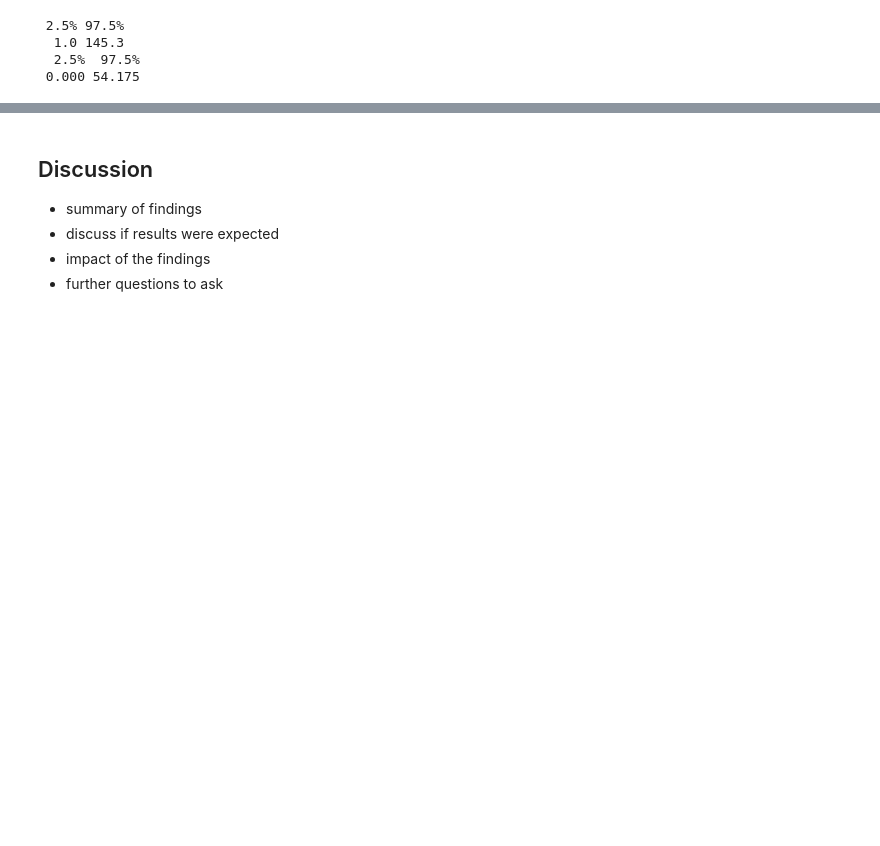
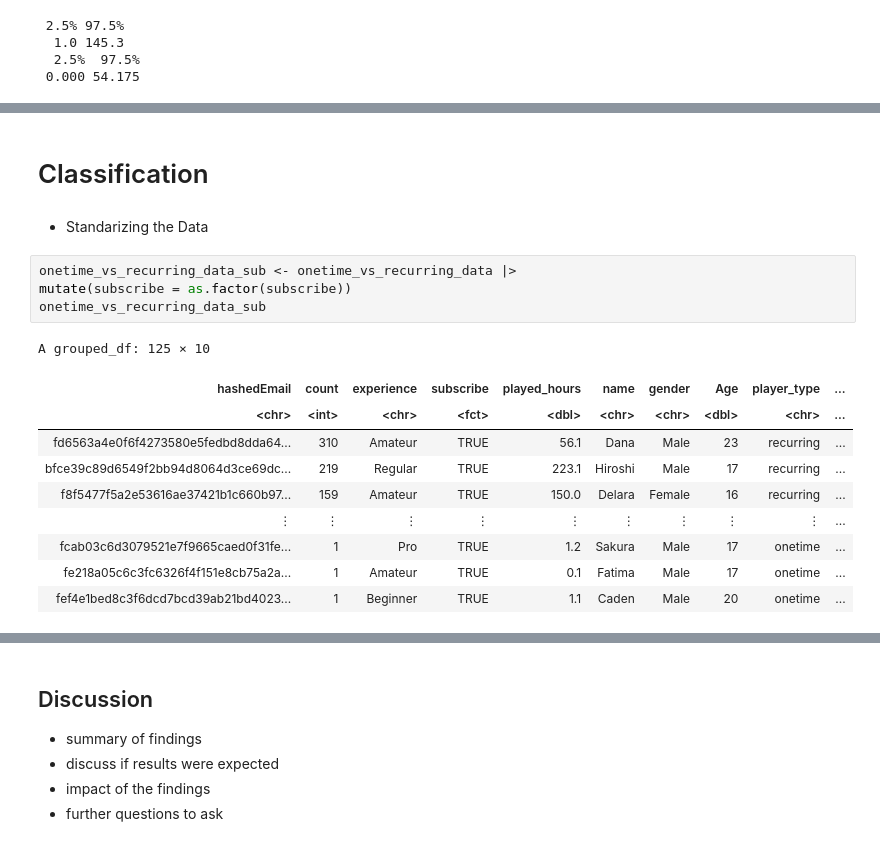
Before and after one commit to clam171/DSCI-100---S6G16, a Jupyter notebook: DSCI 100(S6G16) Project.ipynb, the cells around one changed output, grey strips where cells are left out. Cells and saved outputs as stored; diff of their text form; blank space fills up the shorter version.

```diff
--- a/DSCI 100(S6G16) Project.ipynb
+++ b/DSCI 100(S6G16) Project.ipynb
@@ -327,0 +329,19 @@ A grouped_df: 125 × 10
+# %% [markdown]
+# Classification
+# %% [markdown]
+- Standarizing the Data
+# %%
+onetime_vs_recurring_data_sub <- onetime_vs_recurring_data |>
+mutate(subscribe = as.factor(subscribe))
+onetime_vs_recurring_data_sub
+# %% [output]
+A grouped_df: 125 × 10
+| hashedEmail | count | experience | subscribe | played_hours | name | gender | Age | player_type | ... |
+| <chr> | <int> | <chr> | <fct> | <dbl> | <chr> | <chr> | <dbl> | <chr> | ... |
+| fd6563a4e0f6f4273580e5fedbd8dda64... | 310 | Amateur | TRUE | 56.1 | Dana | Male | 23 | recurring | ... |
+| bfce39c89d6549f2bb94d8064d3ce69dc... | 219 | Regular | TRUE | 223.1 | Hiroshi | Male | 17 | recurring | ... |
+| f8f5477f5a2e53616ae37421b1c660b97... | 159 | Amateur | TRUE | 150.0 | Delara | Female | 16 | recurring | ... |
+| ⋮ | ⋮ | ⋮ | ⋮ | ⋮ | ⋮ | ⋮ | ⋮ | ⋮ | ... |
+| fcab03c6d3079521e7f9665caed0f31fe... | 1 | Pro | TRUE | 1.2 | Sakura | Male | 17 | onetime | ... |
+| fe218a05c6c3fc6326f4f151e8cb75a2a... | 1 | Amateur | TRUE | 0.1 | Fatima | Male | 17 | onetime | ... |
+| fef4e1bed8c3f6dcd7bcd39ab21bd4023... | 1 | Beginner | TRUE | 1.1 | Caden | Male | 20 | onetime | ... |
```
Also changed, not shown: parts of 14 cells of this notebook.
